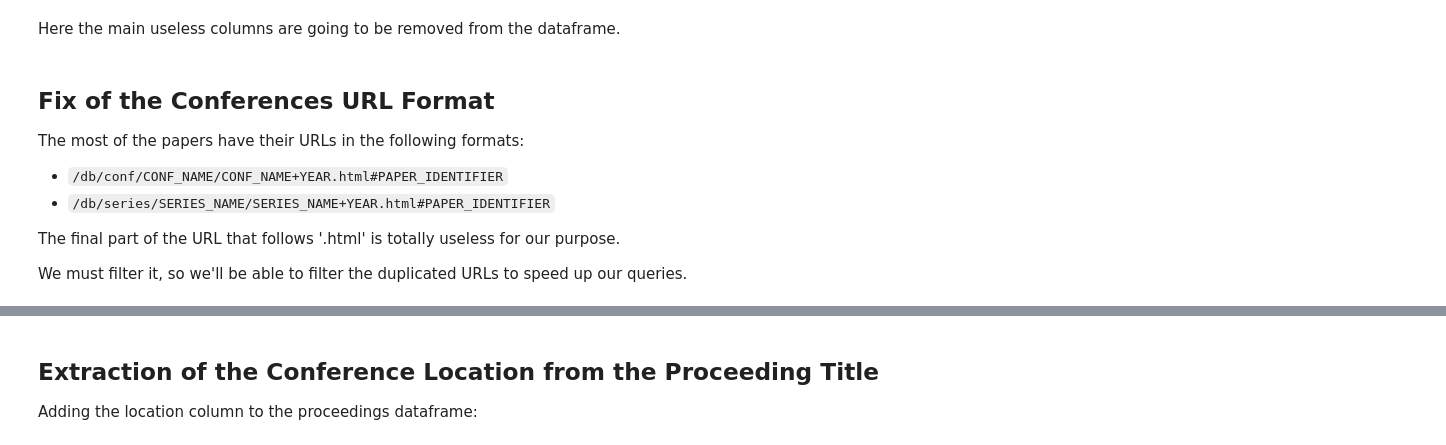
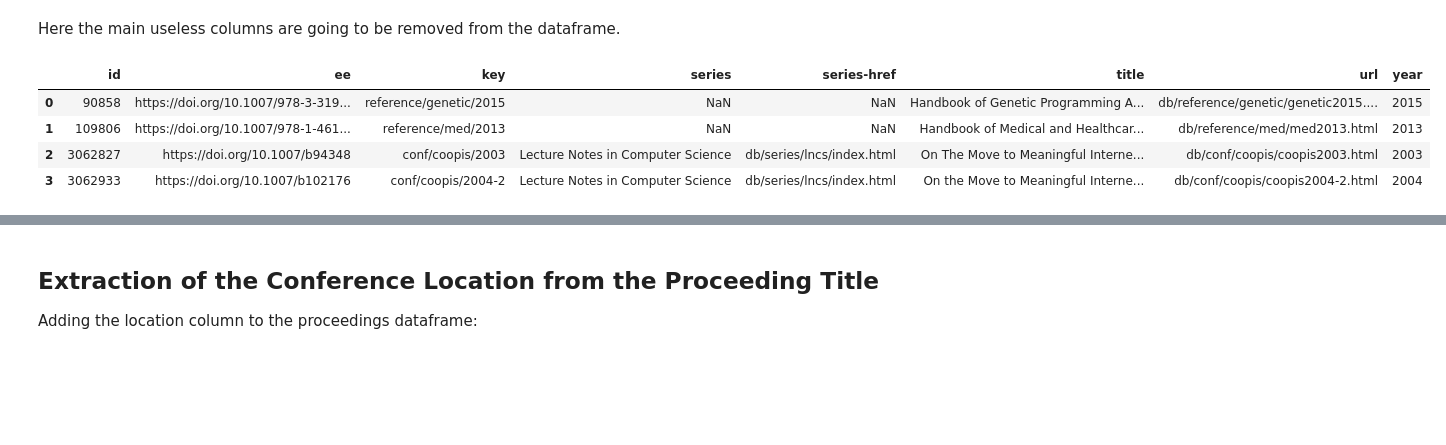
Before and after one commit to MarcoTerzulli/conftur_terzulli, a Jupyter notebook: 2 - Conference Location Fix/1 - mag_fix_locations_from_raw_dblp_dump.ipynb, the cells around one changed output, grey strips where cells are left out. Drawn from its saved outputs; the diff is of its cells as text; code cells hidden in the pictures; blank space fills up the shorter version.

````diff
--- a/2 - Conference Location Fix/1 - mag_fix_locations_from_raw_dblp_dump.ipynb
+++ b/2 - Conference Location Fix/1 - mag_fix_locations_from_raw_dblp_dump.ipynb
@@ -63,14 +81,11 @@ df_dblp_proceedings
 # %% [markdown]
 Here the main useless columns are going to be removed from the dataframe.
 # %%
-df_dblp_proceedings = df_dblp_proceedings.drop(columns=['address', 'author', 'booktitle', 'cite', 'cite-label', 'editor', 'editor-orcid', 'ee-type', 'i', 'isbn', 'isbn-type', 'journal', 'mdate', 'note', 'note-type', 'number', 'pages', 'publisher', 'publisher-href', 'publtype', 'school', 'sub', 'sup', 'volume', 'year'])
+df_dblp_proceedings = df_dblp_proceedings.drop(columns=['address', 'author', 'booktitle', 'cite', 'cite-label', 'editor', 'editor-orcid', 'ee-type', 'i', 'isbn', 'isbn-type', 'journal', 'mdate', 'note', 'note-type', 'number', 'pages', 'publisher', 'publisher-href', 'publtype', 'school', 'sub', 'sup', 'volume'])
 df_dblp_proceedings.loc[0:3]
+# %% [output]
+|  | id | ee | key | series | series-href | title | url | year |
+| 0 | 90858 | https://doi.org/10.1007/978-3-319... | reference/genetic/2015 | NaN | NaN | Handbook of Genetic Programming A... | db/reference/genetic/genetic2015.... | 2015 |
+| 1 | 109806 | https://doi.org/10.1007/978-1-461... | reference/med/2013 | NaN | NaN | Handbook of Medical and Healthcar... | db/reference/med/med2013.html | 2013 |
+| 2 | 3062827 | https://doi.org/10.1007/b94348 | conf/coopis/2003 | Lecture Notes in Computer Science | db/series/lncs/index.html | On The Move to Meaningful Interne... | db/conf/coopis/coopis2003.html | 2003 |
+| 3 | 3062933 | https://doi.org/10.1007/b102176 | conf/coopis/2004-2 | Lecture Notes in Computer Science | db/series/lncs/index.html | On the Move to Meaningful Interne... | db/conf/coopis/coopis2004-2.html | 2004 |
-# %% [markdown]
-## Fix of the Conferences URL Format
-The most of the papers have their URLs in the following formats:
-* ```/db/conf/CONF_NAME/CONF_NAME+YEAR.html#PAPER_IDENTIFIER```
-* ```/db/series/SERIES_NAME/SERIES_NAME+YEAR.html#PAPER_IDENTIFIER```
-
-The final part of the URL that follows '.html' is totally useless for our purpose.
-
-We must filter it, so we'll be able to filter the duplicated URLs to speed up our queries.
````
Also changed, not shown: parts of 58 cells of this notebook, 3 other files.
